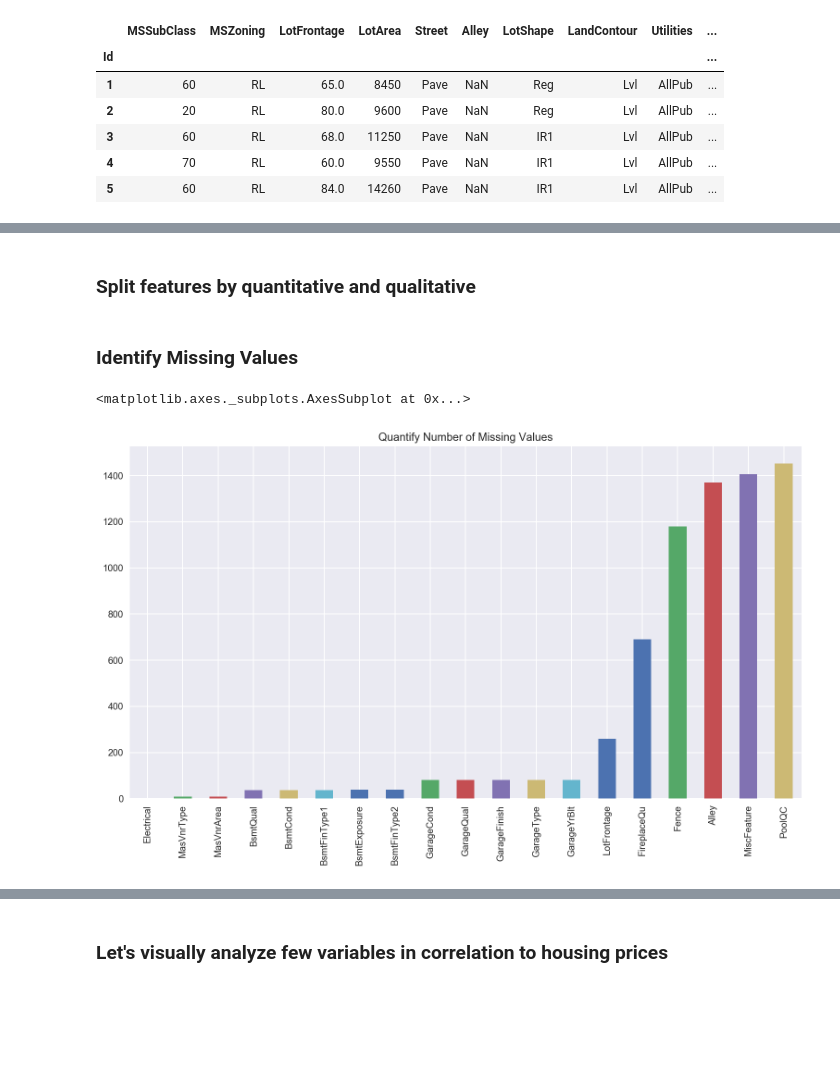
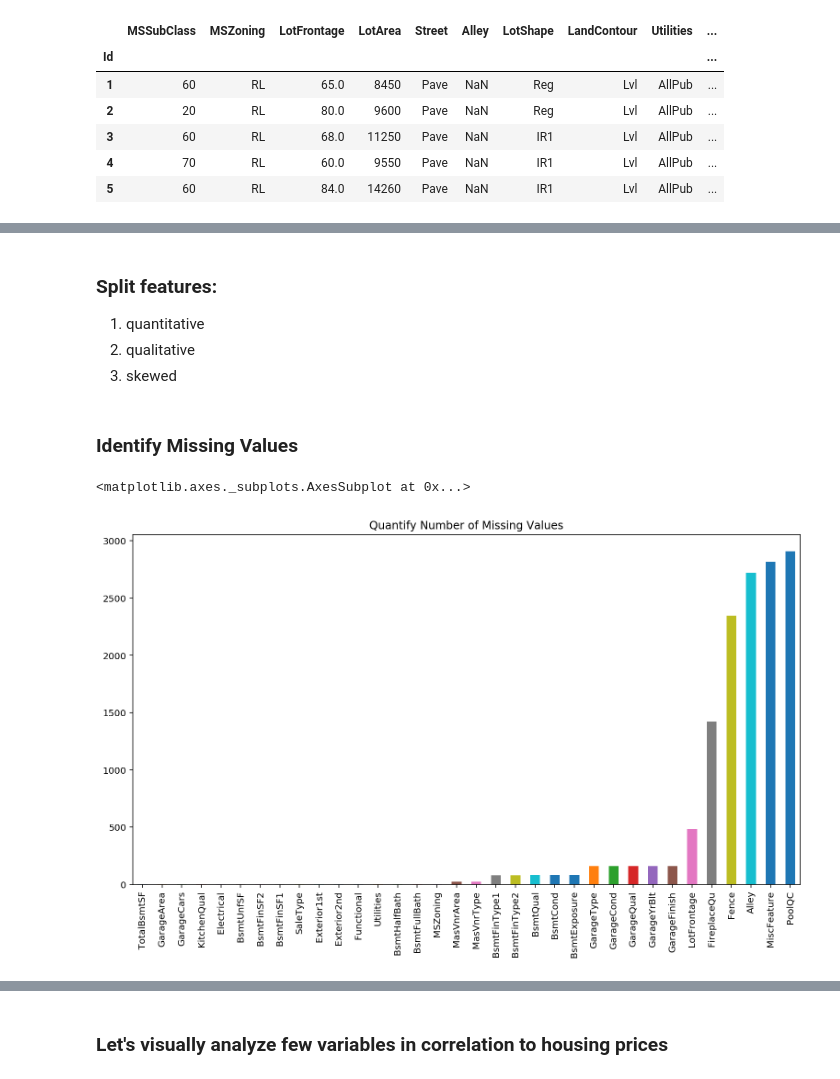
Before and after one commit to azouari/data-science, a Jupyter notebook: warmups/house-prices-advanced-regression-techniques/Housing Prices.ipynb, the cells around one changed output, grey strips where cells are left out. Saved outputs shown, nothing was run; the diff lists cells and outputs as text; code cells hidden in the pictures; blank space fills up the shorter version.

```diff
--- a/warmups/house-prices-advanced-regression-techniques/Housing Prices.ipynb
+++ b/warmups/house-prices-advanced-regression-techniques/Housing Prices.ipynb
@@ -11,3 +13,5 @@ pd.options.display.max_columns = 100
 # %%
 train = pd.read_csv("data/train.csv", index_col="Id")
+test = pd.read_csv("data/test.csv", index_col="Id")
+full = pd.concat([train.loc[:,'MSSubClass':'SaleCondition'],test.loc[:,'MSSubClass':'SaleCondition']])
 # %%
@@ -23,5 +37,8 @@ train.head()
 # %% [markdown]
-### Split features by quantitative and qualitative
+### Split features:
+1. quantitative
+2. qualitative
+3. skewed
 # %%
 quantitative = [f for f in train.columns if train.dtypes[f] != 'object']
 quantitative.remove('SalePrice')
@@ -29,11 +47,11 @@ qualitative = [f for f in train.columns if train.dtypes[f] == 'object']
 # %% [markdown]
 ### Identify Missing Values
 # %%
-missing = train.isnull().sum()
+missing = full.isnull().sum()
 missing = missing[missing > 0]
 missing.sort_values(inplace=True)
 missing.plot.bar(title="Quantify Number of Missing Values", figsize=(13,7))
 # %% [output]
 <matplotlib.axes._subplots.AxesSubplot at 0x...>
-[figure, old version]
+[figure, new version]
 # %%
```
Also changed, not shown: parts of 92 cells of this notebook, 10 other files.
